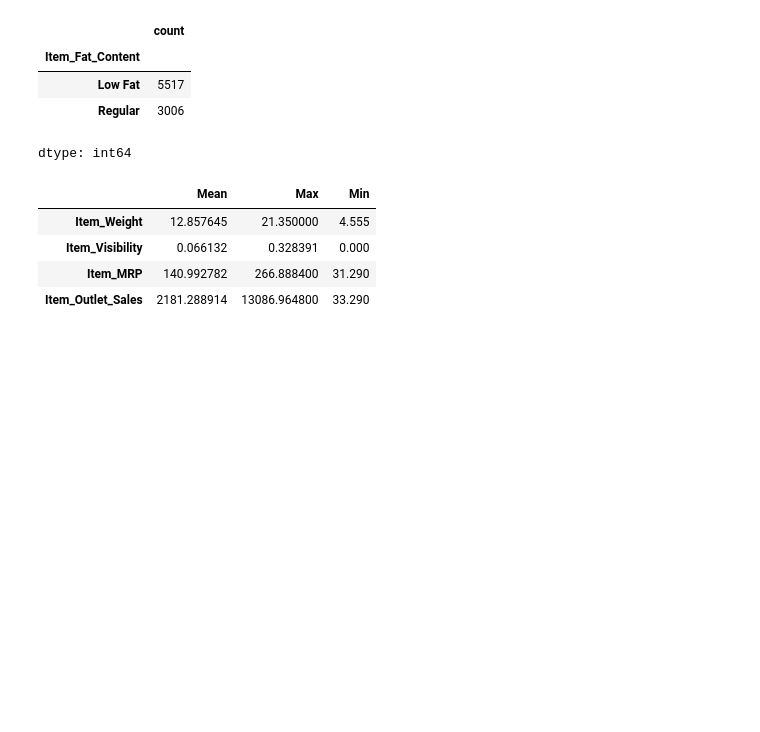
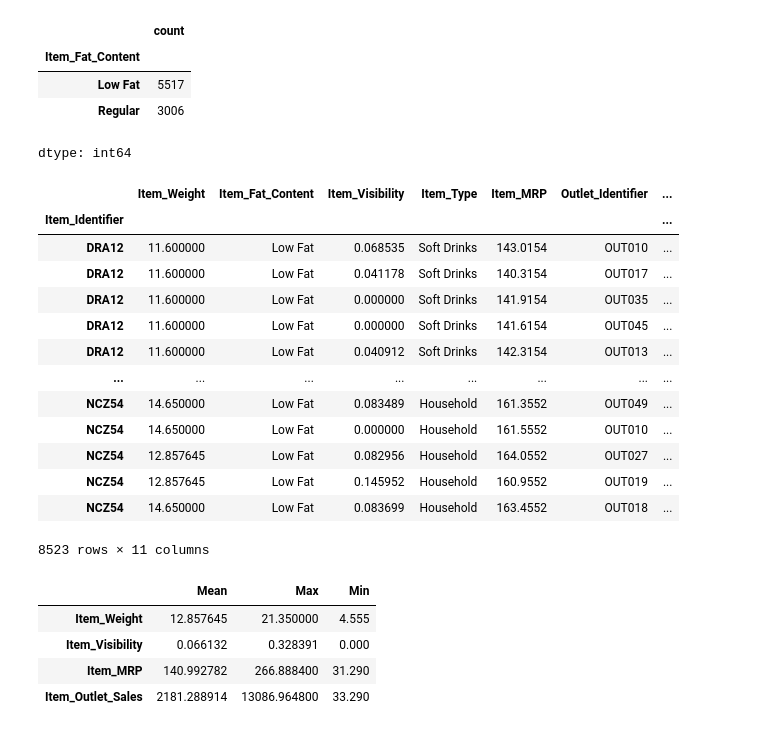
Before and after one commit to JeriesKawaneh/Prediction-of-Product-Sales, a Jupyter notebook: Sales_Prediction_2023.ipynb, the cells around one changed output. Saved outputs shown, nothing was run; the diff lists cells and outputs as text; code cells hidden in the pictures; blank space fills up the shorter version.

```diff
--- a/Sales_Prediction_2023.ipynb
+++ b/Sales_Prediction_2023.ipynb
@@ -217,6 +217,26 @@ df_sp['Item_Fat_Content'].value_counts()
 | Low Fat | 5517 |
 | Regular | 3006 |
 dtype: int64
+# %%
+#sorting the Data Frame by Item Id
+df_sp=df_sp.set_index('Item_Identifier')
+df_sp=df_sp.sort_values('Item_Identifier')
+df_sp
+# %% [output]
+|  | Item_Weight | Item_Fat_Content | Item_Visibility | Item_Type | Item_MRP | Outlet_Identifier | ... |
+| Item_Identifier |  |  |  |  |  |  | ... |
+| DRA12 | 11.600000 | Low Fat | 0.068535 | Soft Drinks | 143.0154 | OUT010 | ... |
+| DRA12 | 11.600000 | Low Fat | 0.041178 | Soft Drinks | 140.3154 | OUT017 | ... |
+| DRA12 | 11.600000 | Low Fat | 0.000000 | Soft Drinks | 141.9154 | OUT035 | ... |
+| DRA12 | 11.600000 | Low Fat | 0.000000 | Soft Drinks | 141.6154 | OUT045 | ... |
+| DRA12 | 11.600000 | Low Fat | 0.040912 | Soft Drinks | 142.3154 | OUT013 | ... |
+| ... | ... | ... | ... | ... | ... | ... | ... |
+| NCZ54 | 14.650000 | Low Fat | 0.083489 | Household | 161.3552 | OUT049 | ... |
+| NCZ54 | 14.650000 | Low Fat | 0.000000 | Household | 161.5552 | OUT010 | ... |
+| NCZ54 | 12.857645 | Low Fat | 0.082956 | Household | 164.0552 | OUT027 | ... |
+| NCZ54 | 12.857645 | Low Fat | 0.145952 | Household | 160.9552 | OUT019 | ... |
+| NCZ54 | 14.650000 | Low Fat | 0.083699 | Household | 163.4552 | OUT018 | ... |
+8523 rows × 11 columns
 # %%
 #Identifying min max mean
 df_sp_num=df_sp.select_dtypes('number')
```
